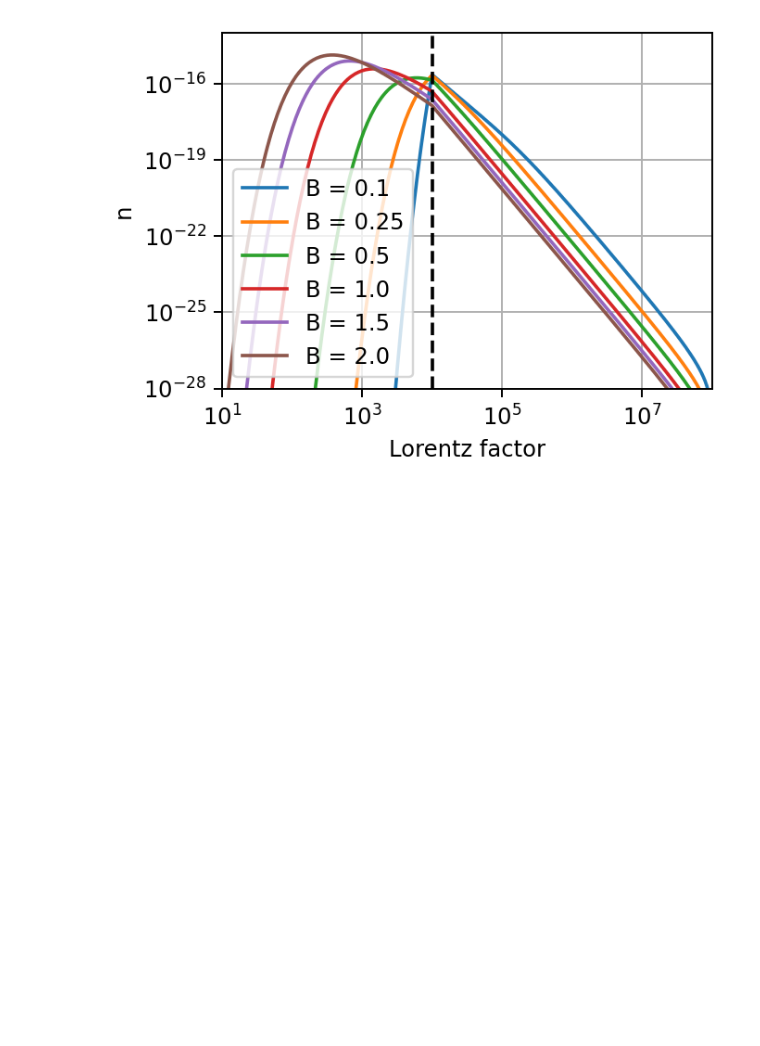
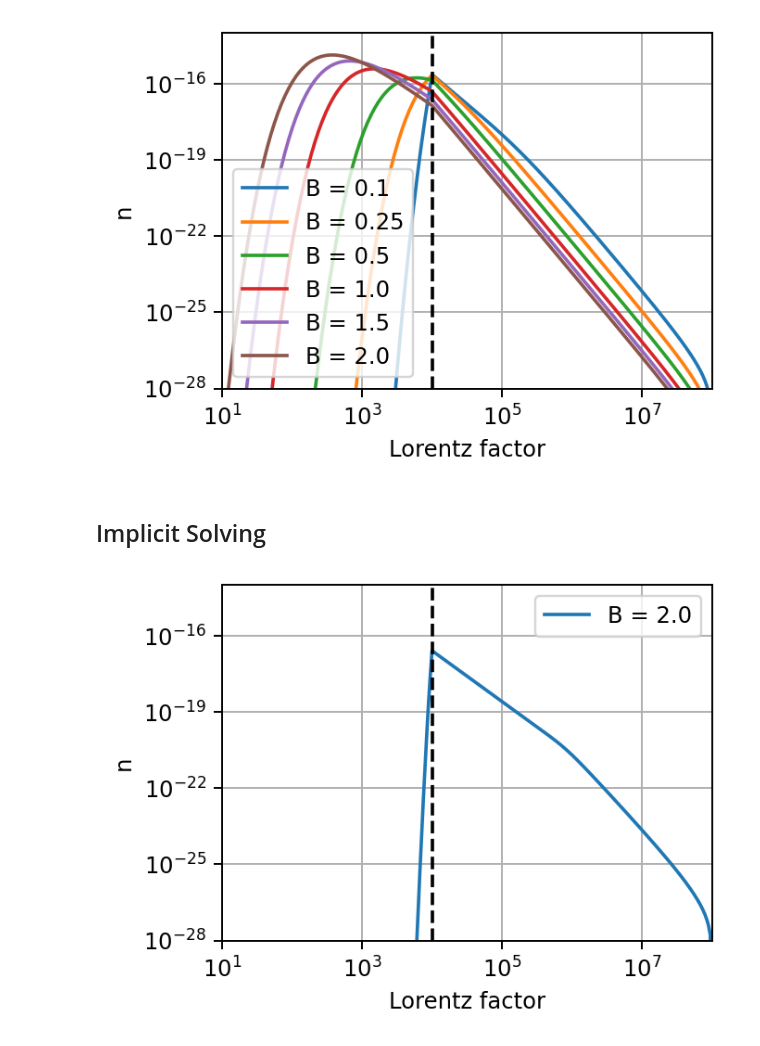
Before and after one commit to me623/Mphys_modelling, a Jupyter notebook: python_notebooks/final_plotting.ipynb, the cells around one changed output. Saved outputs shown, nothing was run; the diff lists cells and outputs as text; code cells hidden in the pictures; blank space fills up the shorter version.

Commit message:
implicit solver now proof read and ready for report plotting

```diff
--- a/python_notebooks/final_plotting.ipynb
+++ b/python_notebooks/final_plotting.ipynb
@@ -327,3 +327,22 @@ plt.tight_layout()
 plt.grid()
 # %% [output]
 [figure]
+# %% [markdown]
+## Implicit Solving
+# %%
+
+plt.figure(figsize=[4,3])
+run_data=pd.read_csv(r"C:\Users\morga\Masters Year\Modelling\Mphys_modelling\csv_data\implicit_solve\{}".format("simulation_data.csv"),)
+plt.plot(run_data["gamma"], run_data["electron_n"], label=name)
+plt.ylabel("n")
+plt.yscale("log")
+plt.xscale("log")
+plt.xlabel("Lorentz factor")
+plt.xlim(1e1,1e8)
+plt.ylim(1e-28,1e-14)
+plt.vlines(1e4, 1e-28, 1e-7, "black", "dashed")
+plt.legend()
+plt.tight_layout()
+plt.grid()
+# %% [output]
+[figure, added]
```
Also changed, not shown: 2 other files.
